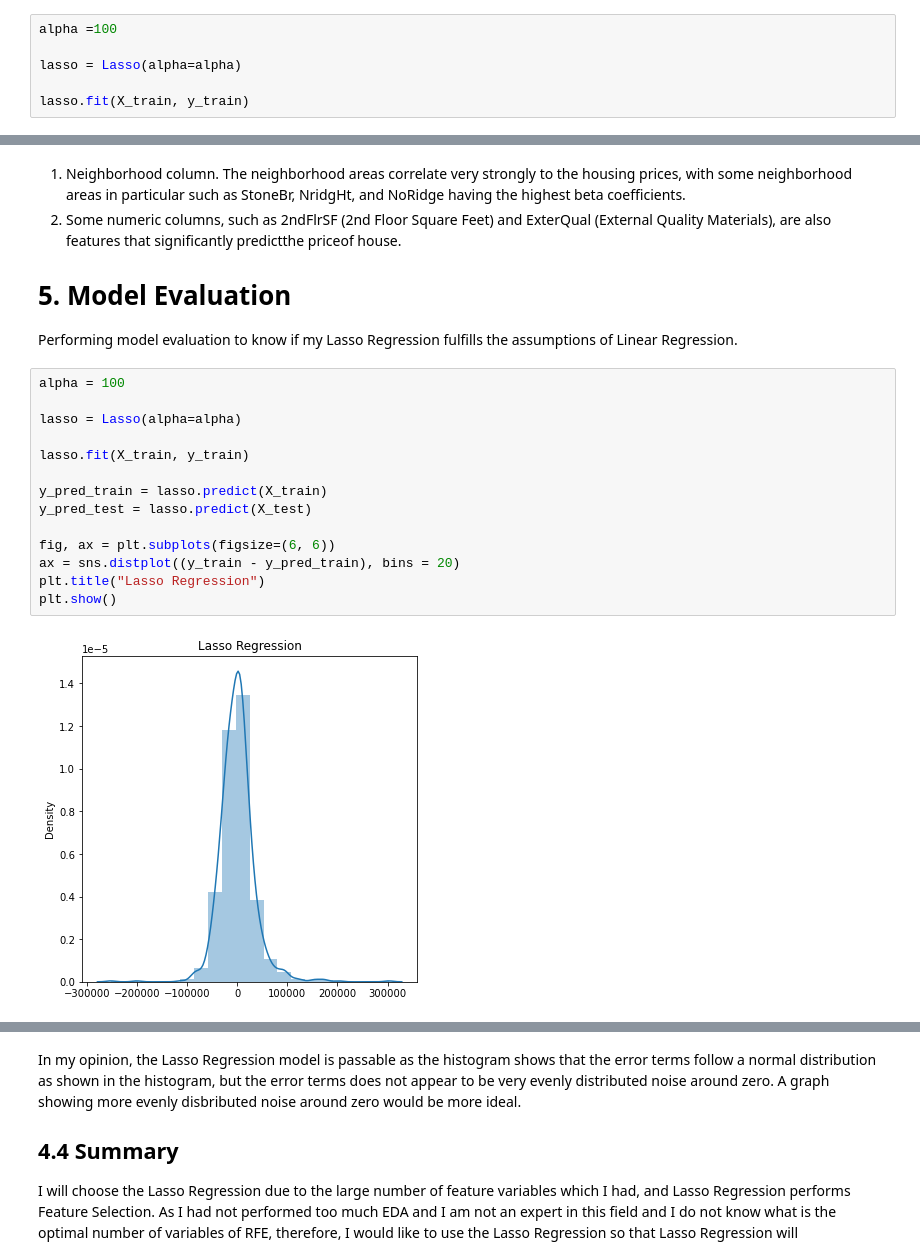
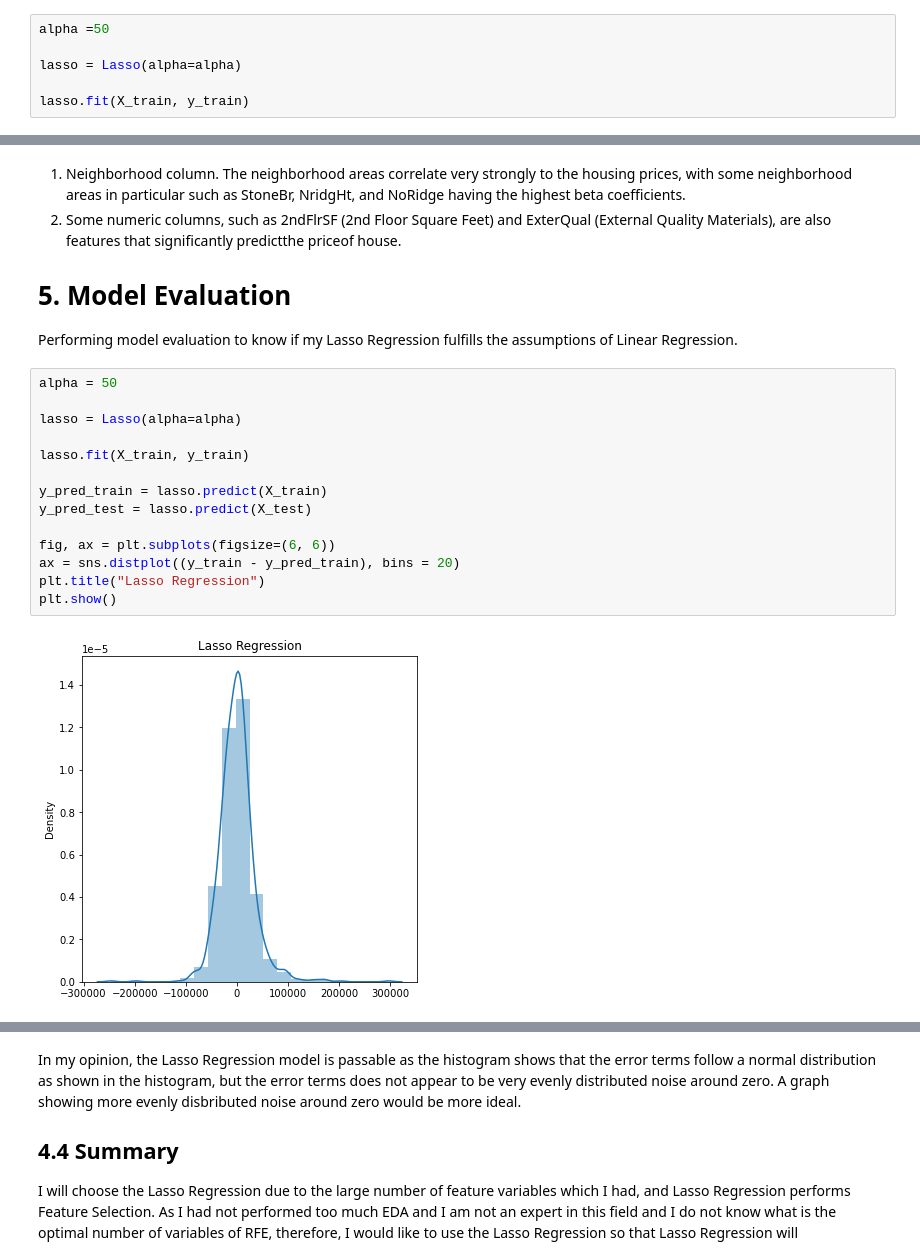
Before and after one commit to bengcheo/housingprices, a Jupyter notebook: Beng Cheong Cheong.ipynb, the cells around one changed output, grey strips where cells are left out. Cells and saved outputs as stored; diff of their text form.

```diff
--- a/Beng Cheong Cheong.ipynb
+++ b/Beng Cheong Cheong.ipynb
@@ -674,7 +674,7 @@ print(model_cv.best_params_)
 # %% [output]
 {'alpha': 50}
 # %%
-alpha =100
+alpha =50
 
 lasso = Lasso(alpha=alpha)
 
@@ -755,21 +755,21 @@ Some of the features that we can explain to the clients are:
 
 Performing model evaluation to know if my Lasso Regression fulfills the assumptions of Linear Regression.
 # %%
-alpha = 100
+alpha = 50
 
 lasso = Lasso(alpha=alpha)
 
 lasso.fit(X_train, y_train)
 
 y_pred_train = lasso.predict(X_train)
 y_pred_test = lasso.predict(X_test)
 
 fig, ax = plt.subplots(figsize=(6, 6))
 ax = sns.distplot((y_train - y_pred_train), bins = 20)
 plt.title("Lasso Regression")
 plt.show()
 # %% [output]
-[figure, old version]
+[figure, new version]
 # %%
 fig, ax = plt.subplots(figsize=(6, 6))
 plt.scatter(y_train,y_train - y_pred_train)
```
Also changed, not shown: parts of 16 cells of this notebook.
